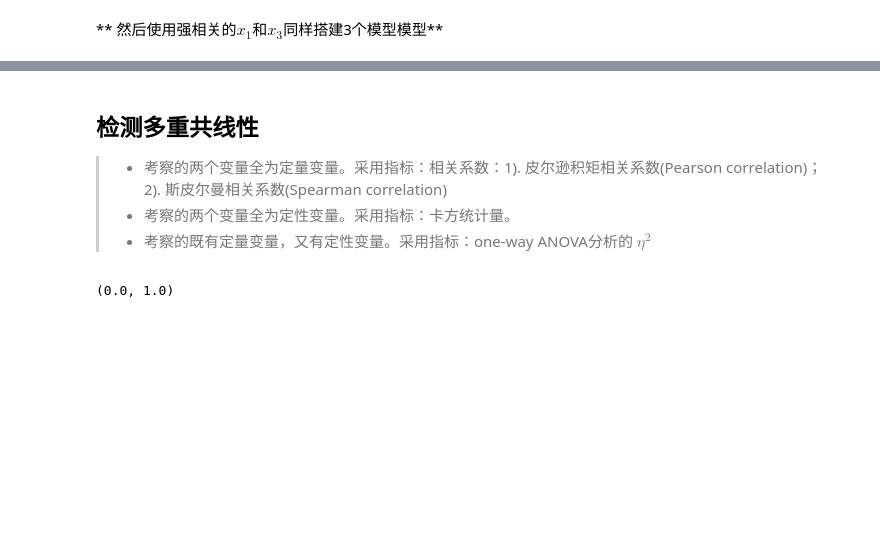
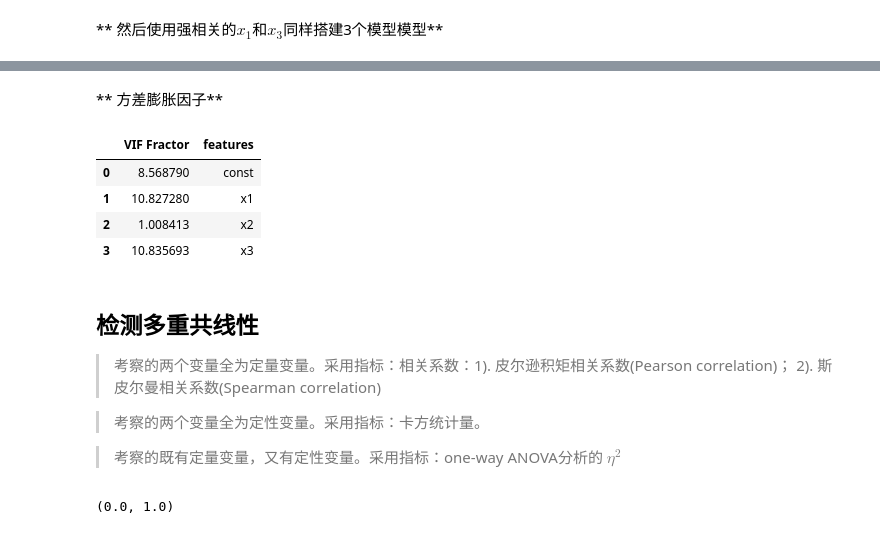
Before and after one commit to Phil-Kuo/Python-snippets, a Jupyter notebook: econometrics/Collinearity.ipynb, the cells around one changed output, grey strips where cells are left out. Drawn from its saved outputs; the diff is of its cells as text; code cells hidden in the pictures; blank space fills up the shorter version.

```diff
--- a/econometrics/Collinearity.ipynb
+++ b/econometrics/Collinearity.ipynb
@@ -164,12 +164,29 @@ Covariance Type:            nonrobust
 
 Warnings:
 [1] Standard Errors assume that the covariance matrix of the errors is correctly specified.
+# %% [markdown]
+** 方差膨胀因子**
+# %%
+X = data[['x1','x2','x3']]
+X = sm.add_constant(X)
+vif = pd.DataFrame()
+vif['VIF Fractor'] = [variance_inflation_factor(X.values, i) for i in range(X.shape[1])]
+vif['features'] = X.columns
+vif
+# %% [output]
+|  | VIF Fractor | features |
+| 0 | 8.568790 | const |
+| 1 | 10.827280 | x1 |
+| 2 | 1.008413 | x2 |
+| 3 | 10.835693 | x3 |
 # %% [markdown]
 ## 检测多重共线性
 
-> * 考察的两个变量全为定量变量。采用指标：相关系数：1). 皮尔逊积矩相关系数(Pearson correlation)； 2). 斯皮尔曼相关系数(Spearman correlation)
-> * 考察的两个变量全为定性变量。采用指标：卡方统计量。
-> * 考察的既有定量变量，又有定性变量。采用指标：one-way ANOVA分析的 $\eta^2$
+ >考察的两个变量全为定量变量。采用指标：相关系数：1). 皮尔逊积矩相关系数(Pearson correlation)； 2). 斯皮尔曼相关系数(Spearman correlation)
+
+ >考察的两个变量全为定性变量。采用指标：卡方统计量。
+
+ >考察的既有定量变量，又有定性变量。采用指标：one-way ANOVA分析的 $\eta^2$
 # %%
 scss.pearsonr(data['x1'],data['x2'])
 # %% [output]
```
Also changed, not shown: parts of 11 cells of this notebook.
